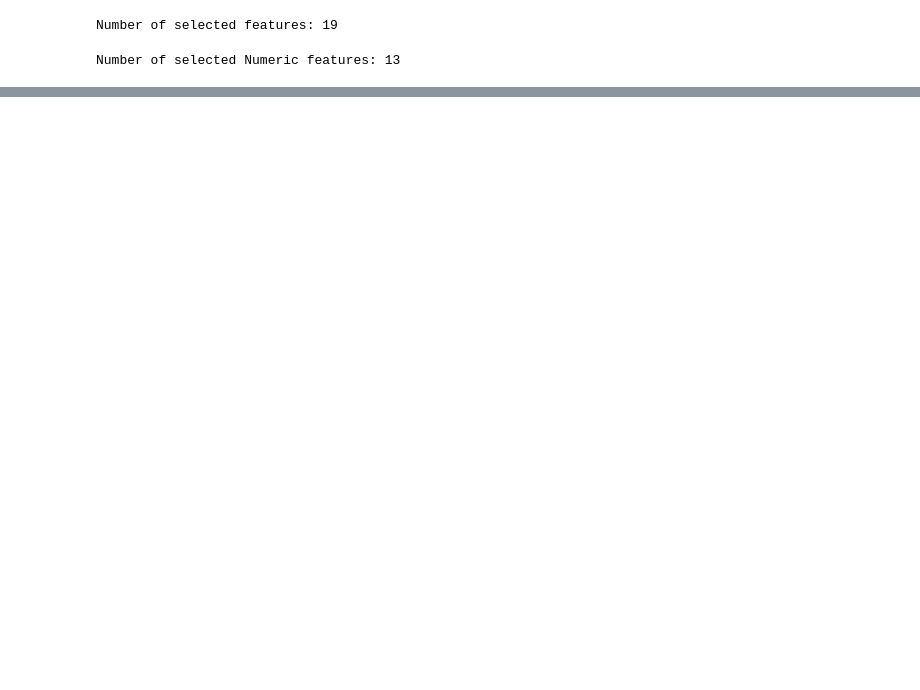
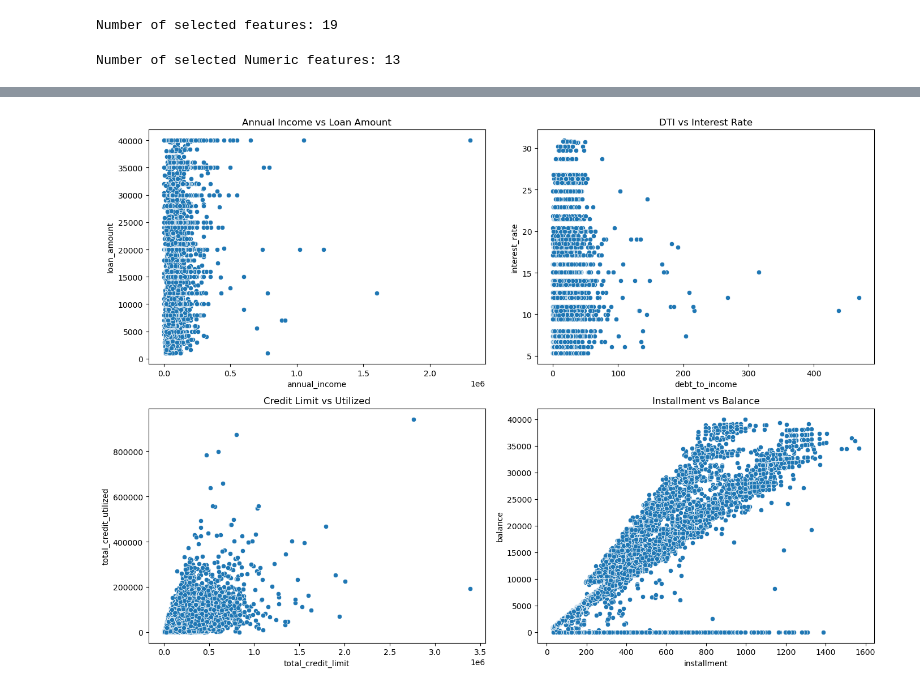
Before and after one commit to Kurodataio/Loan-Default-Prediction, a Jupyter notebook: loan-default-prediction.ipynb, the cells around one changed output, grey strips where cells are left out. Saved outputs shown, nothing was run; the diff lists cells and outputs as text; code cells hidden in the pictures; blank space fills up the shorter version.

```diff
--- a/loan-default-prediction.ipynb
+++ b/loan-default-prediction.ipynb
@@ -270,0 +304,28 @@ dtype: float64
+# %%
+# Scatter Plots for Key Relationships
+plt.figure(figsize=(14, 10))
+
+# Income vs Loan Amount
+plt.subplot(2, 2, 1)
+sns.scatterplot(data=df, x="annual_income", y="loan_amount")
+plt.title("Annual Income vs Loan Amount")
+
+# Debt-to-Income vs Interest Rate
+plt.subplot(2, 2, 2)
+sns.scatterplot(data=df, x="debt_to_income", y="interest_rate")
+plt.title("DTI vs Interest Rate")
+
+# Credit Utilized vs Credit Limit
+plt.subplot(2, 2, 3)
+sns.scatterplot(data=df, x="total_credit_limit", y="total_credit_utilized")
+plt.title("Credit Limit vs Utilized")
+
+# Balance vs Installment
+plt.subplot(2, 2, 4)
+sns.scatterplot(data=df, x="installment", y="balance")
+plt.title("Installment vs Balance")
+
+plt.tight_layout()
+plt.show()
+# %% [output]
+[figure, added]
```
Also changed, not shown: parts of 6 cells of this notebook.
